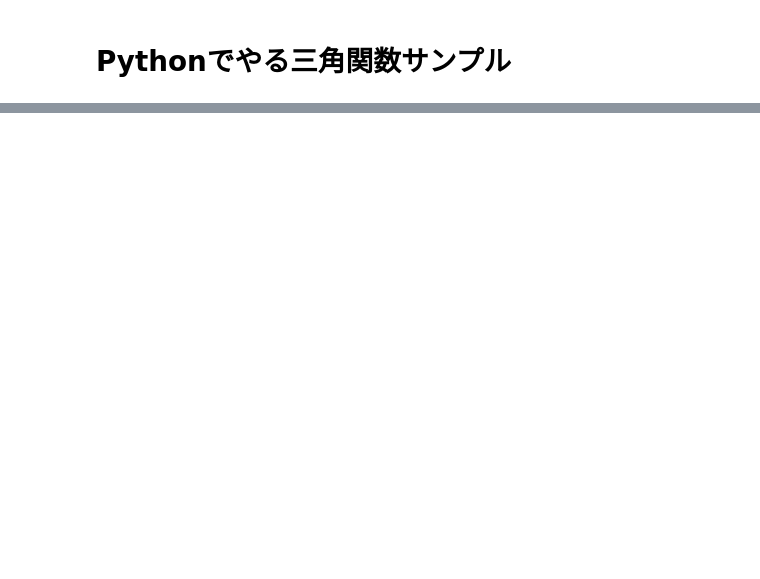
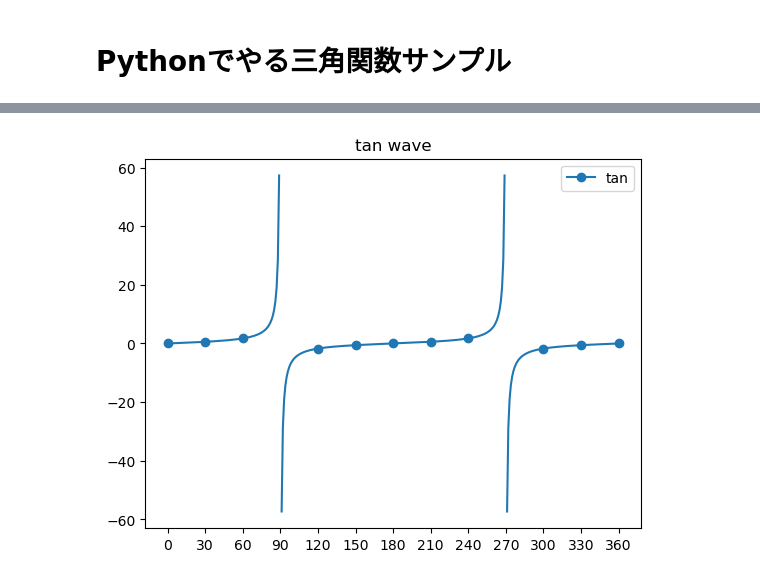
Before and after one commit to zilconia/VS_FreeCraft, a Jupyter notebook: Python/TF/sin_cos_tan.ipynb, the cells around one changed output, grey strips where cells are left out. Drawn from its saved outputs; the diff is of its cells as text; code cells hidden in the pictures; blank space fills up the shorter version.

```diff
--- a/Python/TF/sin_cos_tan.ipynb
+++ b/Python/TF/sin_cos_tan.ipynb
@@ -51,0 +75,23 @@ plt.show() # グラフの表示
+# %%
+# グラフ出力サンプル
+import numpy as np
+import matplotlib.pyplot as plt
+
+deg = np.array([i for i in range(360 + 1)])
+rad = np.radians(deg)
+
+for i in np.where(deg / 90 % 2 == 1)[0]:
+    rad[i] = np.nan
+
+tan = np.tan(rad) # tan波の計算
+
+plt.plot(deg,tan,marker="o",markevery=30,label="tan") # tan波の表示
+
+plt.title("tan wave") # グラフタイトル
+
+plt.xticks([i for i in range(0,360 + 1,30)]) # x軸の目盛りを30度ごとに設定
+plt.legend() # 凡例の表示
+
+plt.show() # グラフの表示
+# %% [output]
+[figure, added]
```
Also changed, not shown: parts of 4 cells of this notebook, 3 other files.
